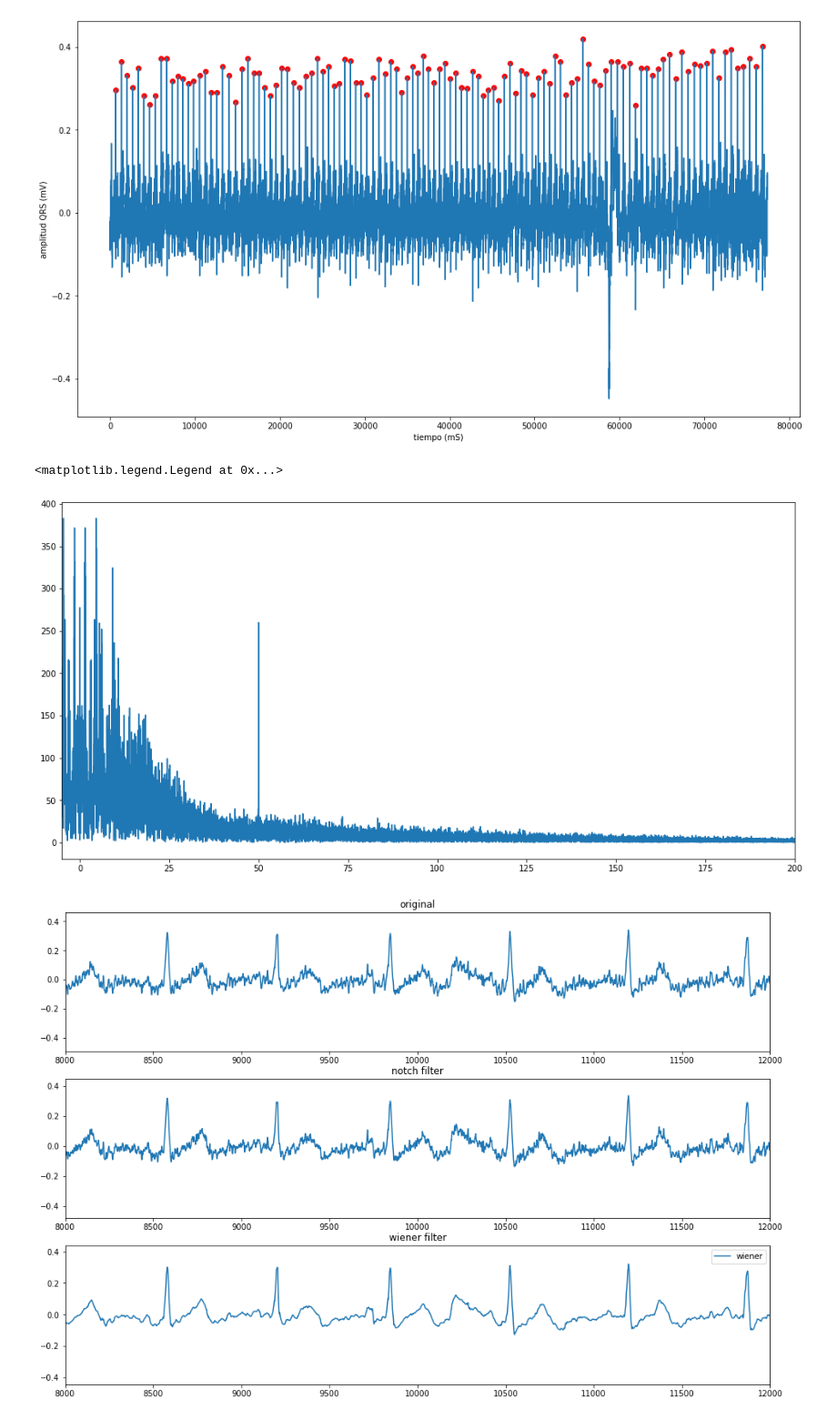
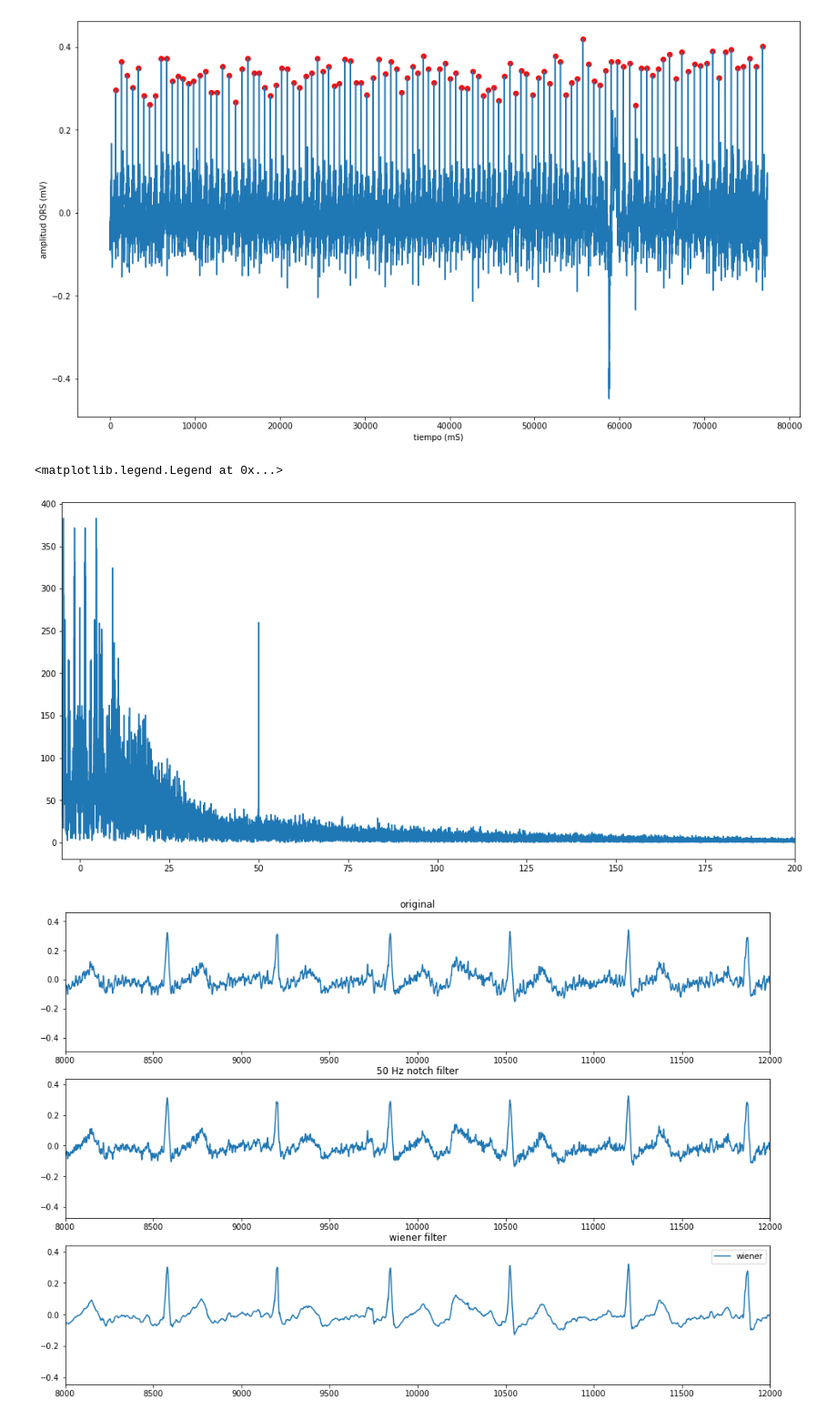
Before and after one commit to sergiogolaya/qrs_complex_detection, a Jupyter notebook: procesado_ecg.ipynb, the cells around one changed output. Shown: that part at 91% size. Drawn from its saved outputs; the diff is of its cells as text; code cells hidden in the pictures.

```diff
--- a/procesado_ecg.ipynb
+++ b/procesado_ecg.ipynb
@@ -61,36 +60,36 @@ f = F * fs
 X = fftshift(X)
 f =fftshift(f)
 
 plt.figure(figsize=(16,8))
 plt.plot(f,abs(X))
 plt.xlim(-5,200)
 
 Nwindow = 21
 xwiener = sig.wiener(converted_data, Nwindow) #ESTE ES EL ECG CON EL MEJOR FILTRO
 
 fnyquist = fs / 2
 fnotch = 50 / fnyquist
-b, a = sig.iirnotch(fnotch, 10)
+b, a = sig.iirnotch(fnotch, 4)
 x1_filtered = sig.filtfilt(b, a, converted_data)
 
 plt.figure(figsize=(16,11))
 plt.subplot(311)
 plt.plot(converted_data, label = "original")
 plt.title('original')
 plt.xlim(8000,12000)
 plt.subplot(312)
 plt.plot(x1_filtered, label = "notch")
-plt.title('notch filter')
+plt.title('50 Hz notch filter')
 plt.xlim(8000,12000)
 plt.subplot(313)
 plt.plot(xwiener, label = "wiener")
 plt.title('wiener filter')
 plt.xlim(8000,12000)
 plt.legend()
 # %% [output]
 <matplotlib.legend.Legend at 0x...>
 [figure]
-[figure, old version]
+[figure, new version]
 # %%
 peaks2, _ = find_peaks(xwiener,height=[0.0,2.0],prominence = 0.35,distance = 300) #posición de los picos del ECG
 alturas2 = findHeight(xwiener,peaks2)
```
Also changed, not shown: parts of 10 cells of this notebook.
